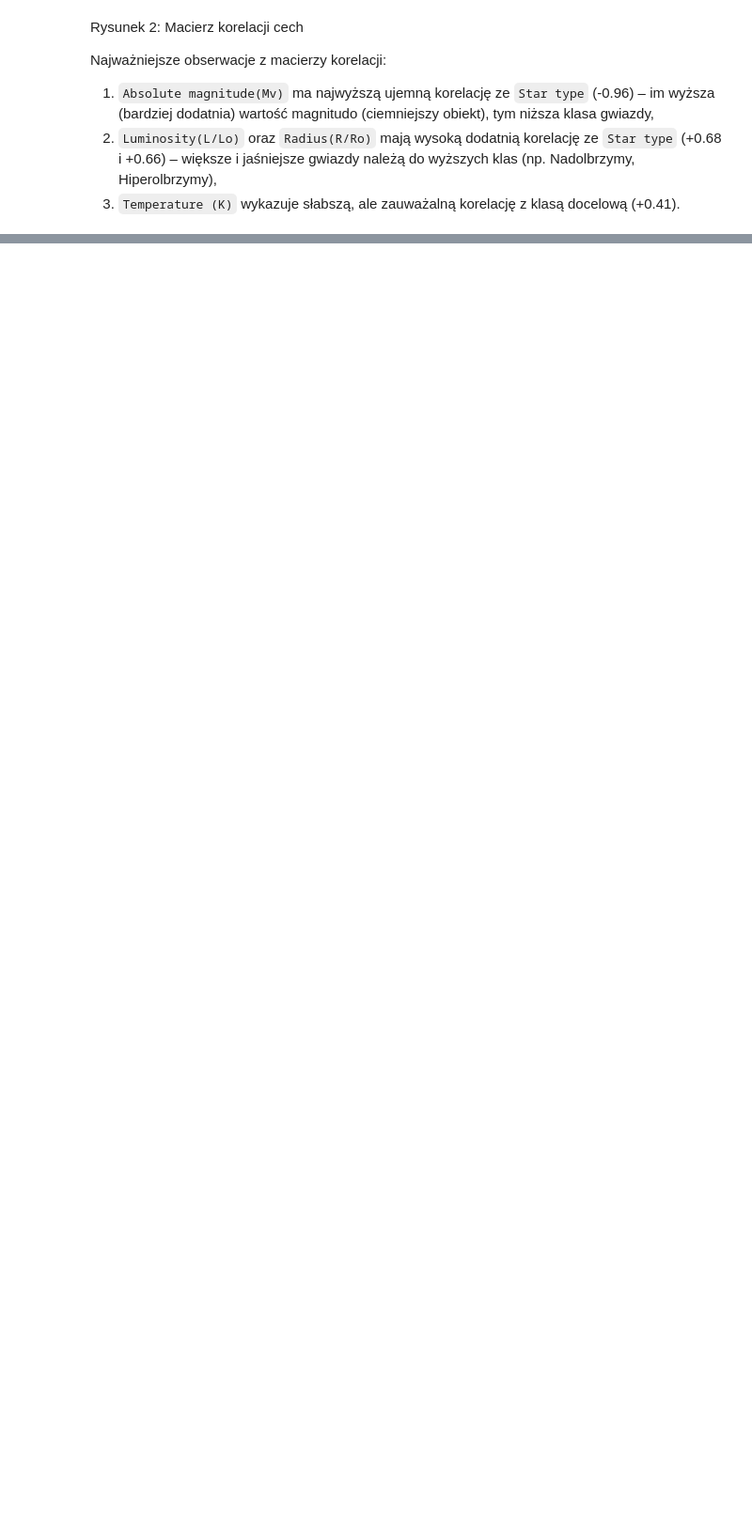
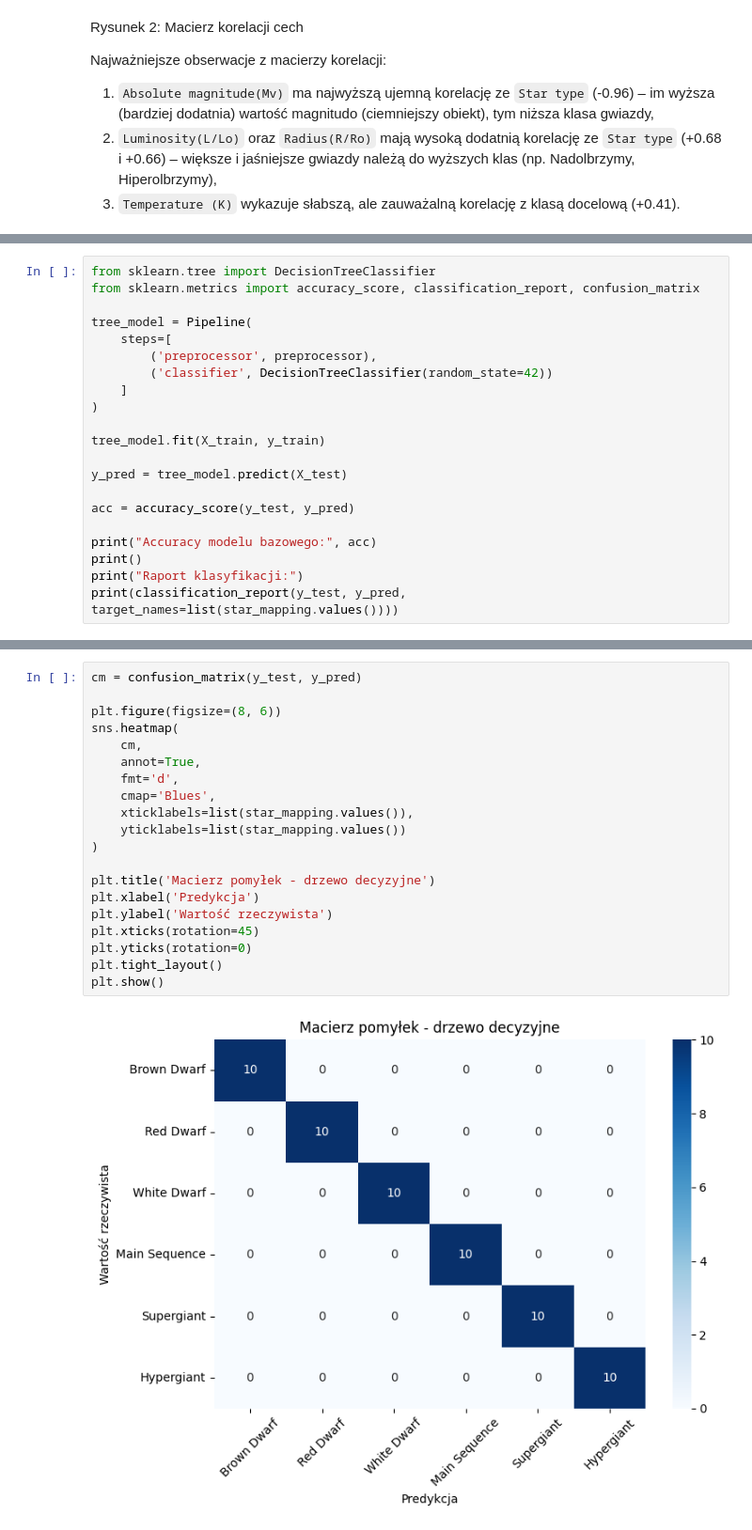
Before and after one commit to MikGaw09/DD, a Jupyter notebook: DD_PROJ.ipynb, the cells around one changed output, grey strips where cells are left out. Shown at 94% size. Cells and saved outputs as stored; diff of their text form; blank space fills up the shorter version.

Commit message:
Dokończenie projektu z drzew decyzyjnych

```diff
--- a/DD_PROJ.ipynb
+++ b/DD_PROJ.ipynb
@@ -117,0 +197,21 @@ Najważniejsze obserwacje z macierzy korelacji:
+# %%
+from sklearn.tree import DecisionTreeClassifier
+from sklearn.metrics import accuracy_score, classification_report, confusion_matrix
+
+tree_model = Pipeline(
+    steps=[
+        ('preprocessor', preprocessor),
+        ('classifier', DecisionTreeClassifier(random_state=42))
+    ]
+)
+
+tree_model.fit(X_train, y_train)
+
+y_pred = tree_model.predict(X_test)
+
+acc = accuracy_score(y_test, y_pred)
+
+print("Accuracy modelu bazowego:", acc)
+print()
+print("Raport klasyfikacji:")
+print(classification_report(y_test, y_pred, target_names=list(star_mapping.values())))
@@ -117,0 +238,22 @@ Najważniejsze obserwacje z macierzy korelacji:
+# %%
+cm = confusion_matrix(y_test, y_pred)
+
+plt.figure(figsize=(8, 6))
+sns.heatmap(
+    cm,
+    annot=True,
+    fmt='d',
+    cmap='Blues',
+    xticklabels=list(star_mapping.values()),
+    yticklabels=list(star_mapping.values())
+)
+
+plt.title('Macierz pomyłek - drzewo decyzyjne')
+plt.xlabel('Predykcja')
+plt.ylabel('Wartość rzeczywista')
+plt.xticks(rotation=45)
+plt.yticks(rotation=0)
+plt.tight_layout()
+plt.show()
+# %% [output]
+[figure, added]
```
Also changed, not shown: parts of 29 cells of this notebook, 3 other files.
